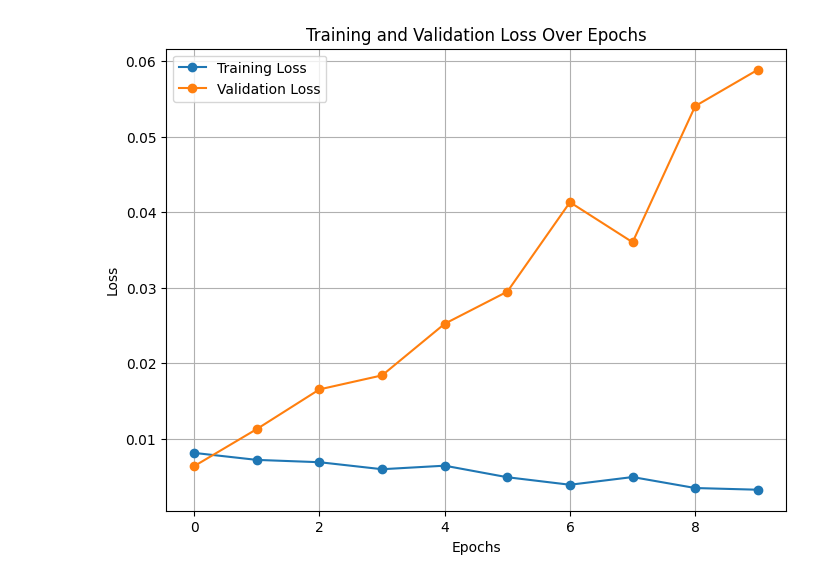
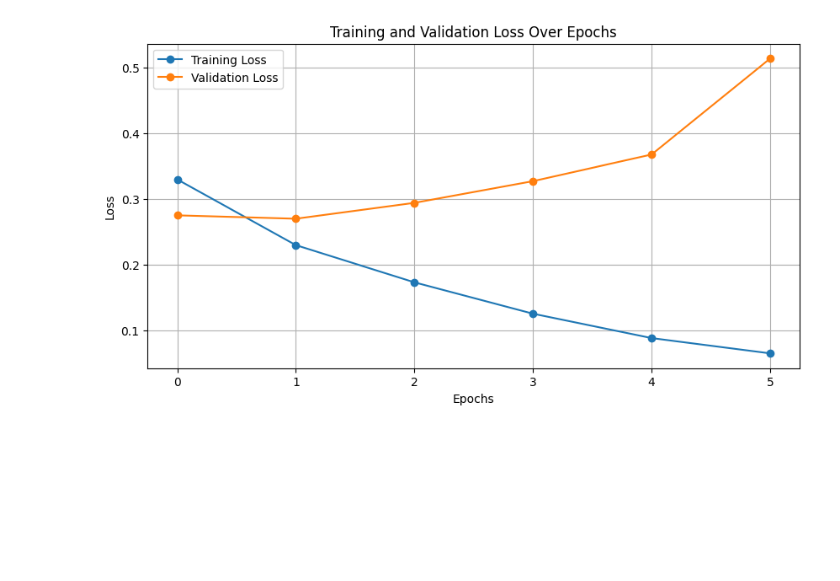
Before and after one commit to przemyslawniedziela98/amazon-reviews-exploration, a Jupyter notebook: amazon_reviews_sentiment_modeling.ipynb, the cells around one changed output. Saved outputs shown, nothing was run; the diff lists cells and outputs as text; code cells hidden in the pictures; blank space fills up the shorter version.

Commit message:
model split

```diff
--- a/amazon_reviews_sentiment_modeling.ipynb
+++ b/amazon_reviews_sentiment_modeling.ipynb
@@ -157,5 +196,5 @@ model.compile(optimizer='adam', loss='binary_crossentropy', metrics=['accuracy']
 labels_train = np.array(labels)
 
 X_train, X_test, y_train, y_test = train_test_split(data, labels_train, test_size=0.2, random_state=42)
-history = model.fit(X_train, y_train, batch_size=32, epochs=10, validation_split=0.2)
+history = model.fit(X_train, y_train, batch_size=32, epochs=6, validation_split=0.2)
 # %% [output]
@@ -191,16 +222,16 @@ Test Accuracy: 0.8744
 # %%
 training_loss = history.history['loss']
 validation_loss = history.history.get('val_loss')
 
-plt.figure(figsize=(8, 6))
+plt.figure(figsize=(10, 5))
 plt.plot(training_loss, label='Training Loss', marker='o')
 if validation_loss is not None:
     plt.plot(validation_loss, label='Validation Loss', marker='o')
 plt.title('Training and Validation Loss Over Epochs')
 plt.xlabel('Epochs')
 plt.ylabel('Loss')
 plt.legend()
 plt.grid(True)
 plt.show()
 # %% [output]
-[figure, old version]
+[figure, new version]
```
Also changed, not shown: parts of 24 cells of this notebook, 2 other files.
